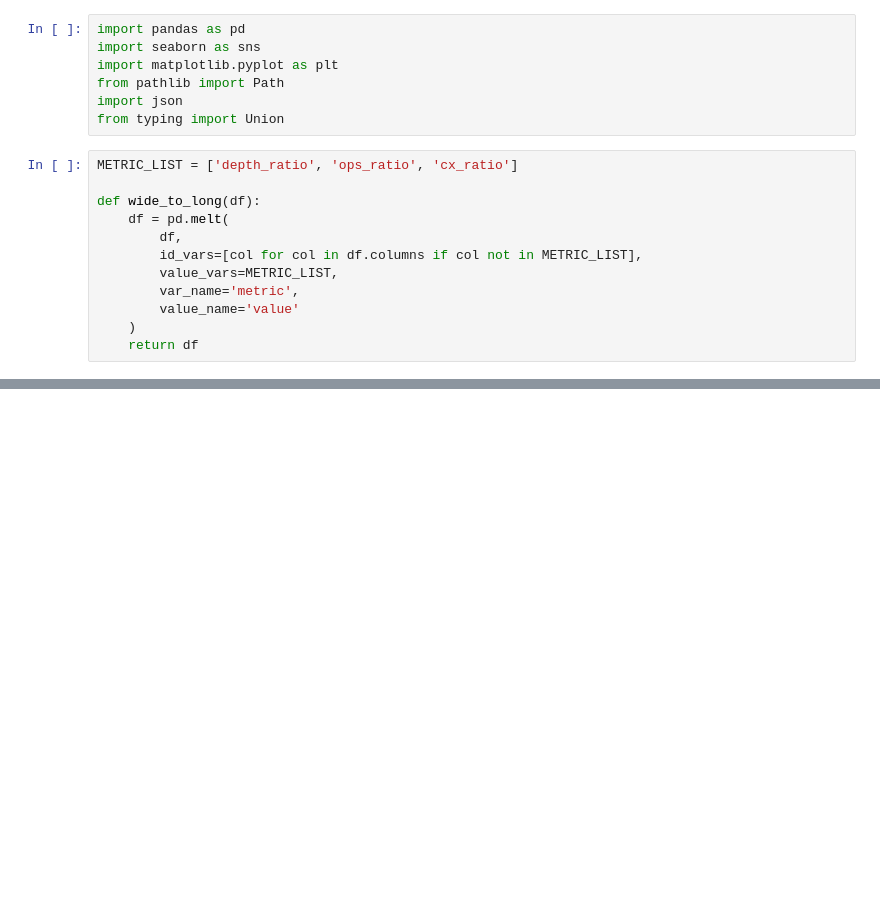
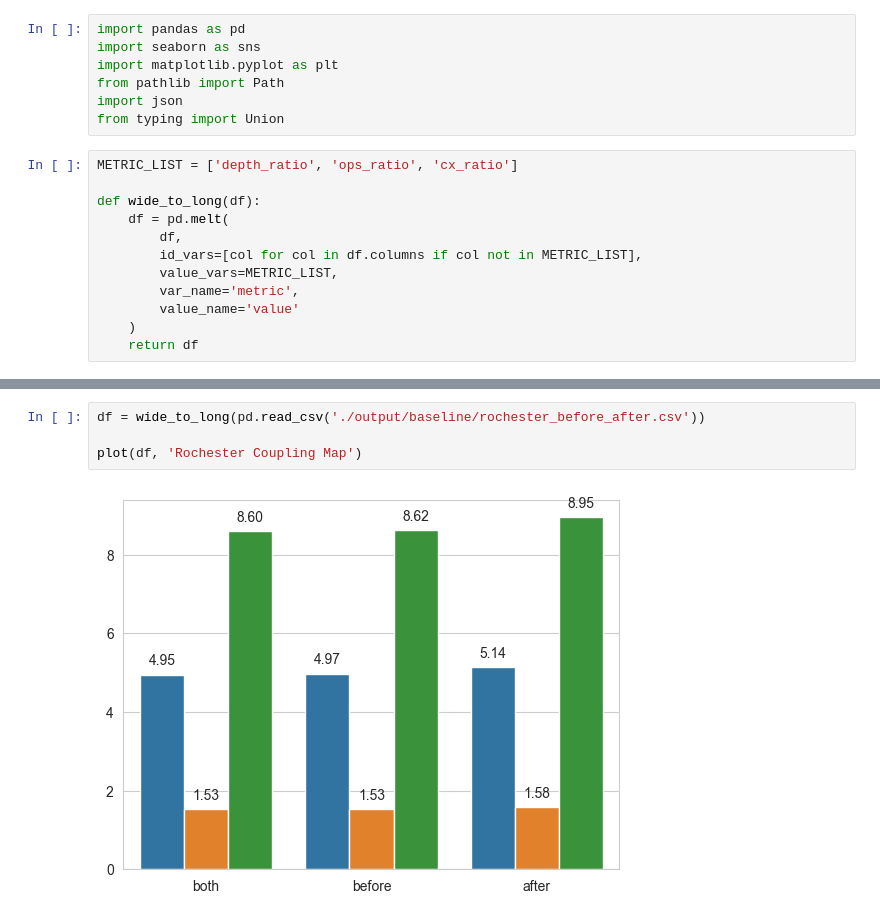
Before and after one commit to congfeng4/QuantumCompiler, a Jupyter notebook: before_after_motivate.ipynb, the cells around one changed output, grey strips where cells are left out. Drawn from its saved outputs; the diff is of its cells as text; blank space fills up the shorter version.

```diff
--- a/before_after_motivate.ipynb
+++ b/before_after_motivate.ipynb
@@ -28,0 +45,6 @@ for container in ax.containers:
+# %%
+df = wide_to_long(pd.read_csv('./output/baseline/rochester_before_after.csv'))
+
+plot(df, 'Rochester Coupling Map')
+# %% [output]
+[figure, added]
```
Also changed, not shown: parts of 5 cells of this notebook, 4 other files.
